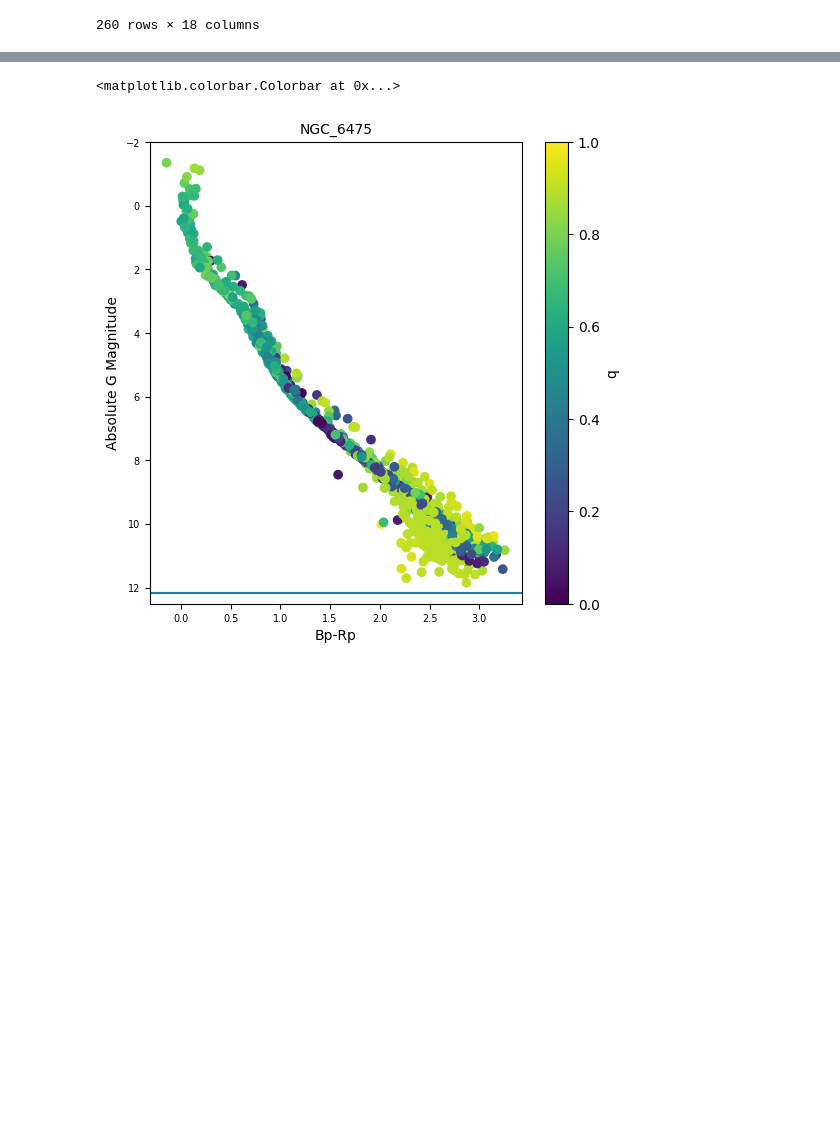
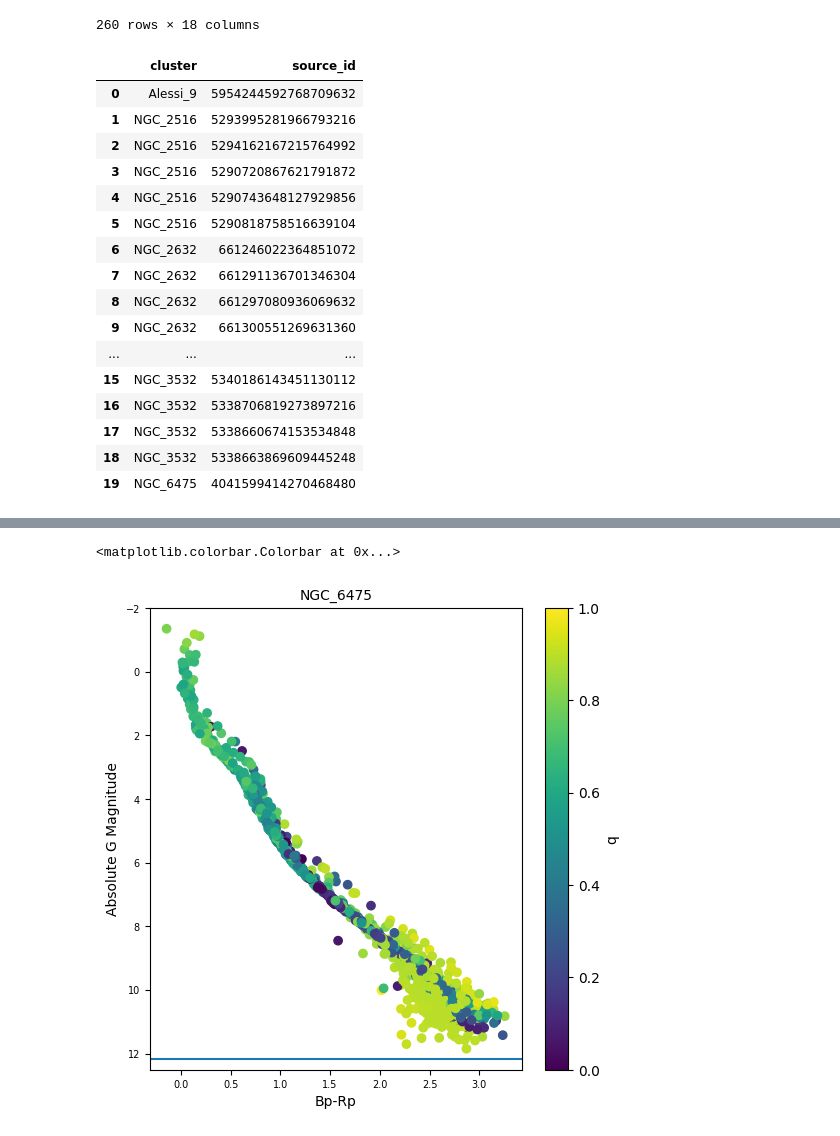
Before and after one commit to stevenalfonso/SBIforBinaryStars, a Jupyter notebook: sbi_for_binaries.ipynb, the cells around one changed output, grey strips where cells are left out. Saved outputs shown, nothing was run; the diff lists cells and outputs as text; code cells hidden in the pictures; blank space fills up the shorter version.

```diff
--- a/sbi_for_binaries.ipynb
+++ b/sbi_for_binaries.ipynb
@@ -485,6 +483,26 @@ df_cluster
 | 258 | 6707374770331297280 | 270.908296 | -47.998620 | 11.703186 | -9.627547 | 5.344247 | 5.317262 | 10.084098 | ... |
 | 259 | 6707385524930186496 | 271.527345 | -47.716425 | 11.958335 | -9.654516 | 5.437109 | 5.437109 | 16.995127 | ... |
 260 rows × 18 columns
+# %%
+remove_stars
+# %% [output]
+|  | cluster | source_id |
+| 0 | Alessi_9 | 5954244592768709632 |
+| 1 | NGC_2516 | 5293995281966793216 |
+| 2 | NGC_2516 | 5294162167215764992 |
+| 3 | NGC_2516 | 5290720867621791872 |
+| 4 | NGC_2516 | 5290743648127929856 |
+| 5 | NGC_2516 | 5290818758516639104 |
+| 6 | NGC_2632 | 661246022364851072 |
+| 7 | NGC_2632 | 661291136701346304 |
+| 8 | NGC_2632 | 661297080936069632 |
+| 9 | NGC_2632 | 661300551269631360 |
+| ... | ... | ... |
+| 15 | NGC_3532 | 5340186143451130112 |
+| 16 | NGC_3532 | 5338706819273897216 |
+| 17 | NGC_3532 | 5338660674153534848 |
+| 18 | NGC_3532 | 5338663869609445248 |
+| 19 | NGC_6475 | 4041599414270468480 |
 # %%
 import json
 
```
Also changed, not shown: parts of 2 cells of this notebook.
